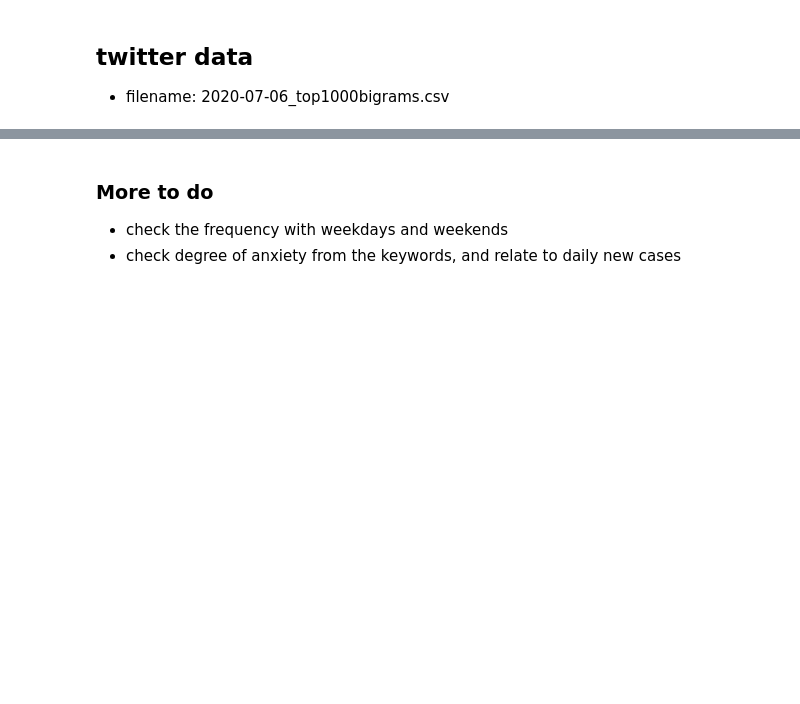
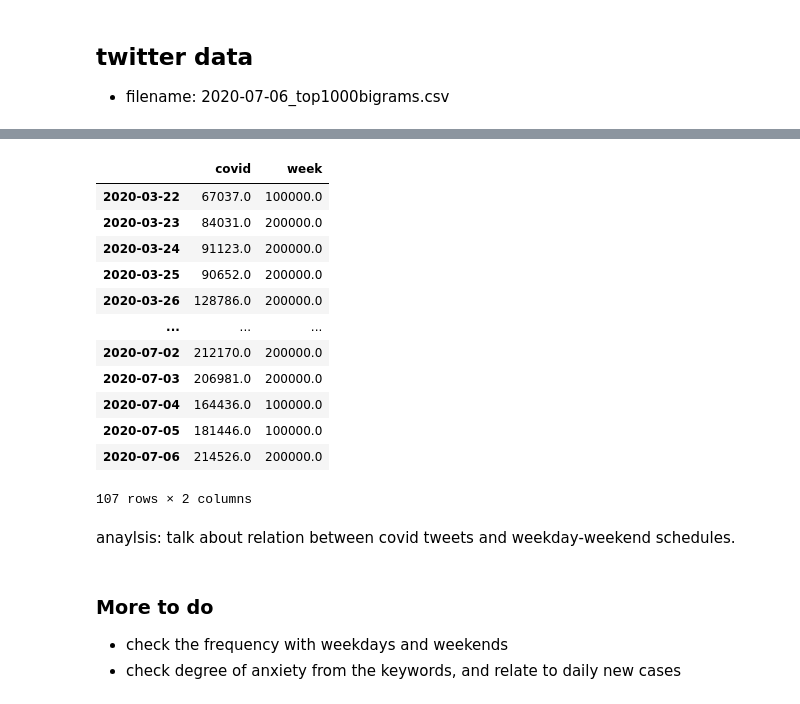
Before and after one commit to WeileiZeng/programming-camp, a Jupyter notebook: data-science/slides/s8-data-twitter.ipynb, the cells around one changed output, grey strips where cells are left out. Saved outputs shown, nothing was run; the diff lists cells and outputs as text; code cells hidden in the pictures; blank space fills up the shorter version.

```diff
--- a/data-science/slides/s8-data-twitter.ipynb
+++ b/data-science/slides/s8-data-twitter.ipynb
@@ -101,3 +102,21 @@ df.plot()
+# %%
+df
+# %% [output]
+|  | covid | week |
+| 2020-03-22 | 67037.0 | 100000.0 |
+| 2020-03-23 | 84031.0 | 200000.0 |
+| 2020-03-24 | 91123.0 | 200000.0 |
+| 2020-03-25 | 90652.0 | 200000.0 |
+| 2020-03-26 | 128786.0 | 200000.0 |
+| ... | ... | ... |
+| 2020-07-02 | 212170.0 | 200000.0 |
+| 2020-07-03 | 206981.0 | 200000.0 |
+| 2020-07-04 | 164436.0 | 100000.0 |
+| 2020-07-05 | 181446.0 | 100000.0 |
+| 2020-07-06 | 214526.0 | 200000.0 |
+107 rows × 2 columns
+# %% [markdown]
+anaylsis: talk about relation between covid tweets and weekday-weekend schedules.
 # %% [markdown]
 ### More to do
 - check the frequency with weekdays and weekends
```
Also changed, not shown: parts of 6 cells of this notebook, 6 other files.
